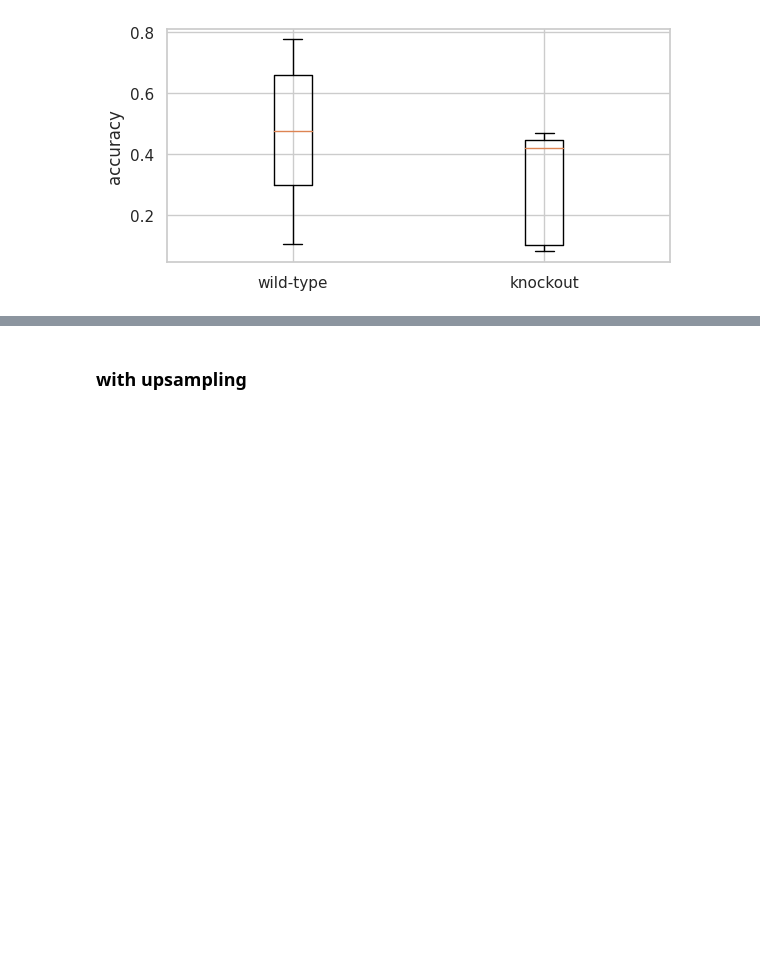
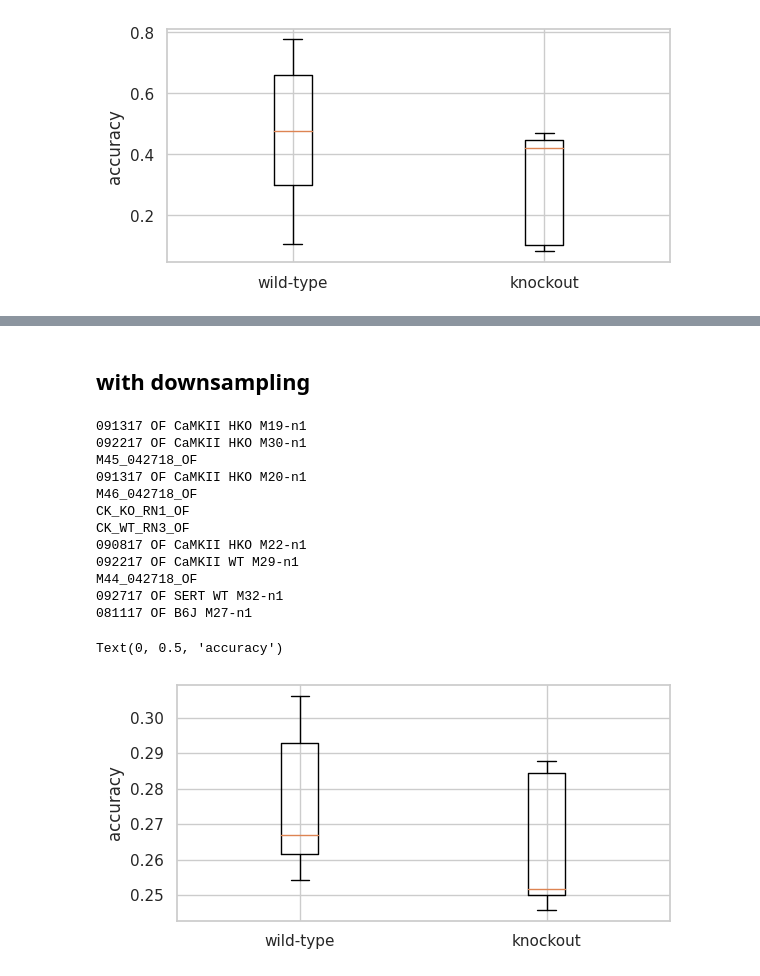
Before and after one commit to kisaragiRY/decoding-DG, a Jupyter notebook: notebooks/3-decoding-model/2-softmax-regression/02-evaluation.ipynb, the cells around one changed output, grey strips where cells are left out. Drawn from its saved outputs; the diff is of its cells as text; code cells hidden in the pictures; blank space fills up the shorter version.

```diff
--- a/notebooks/3-decoding-model/2-softmax-regression/02-evaluation.ipynb
+++ b/notebooks/3-decoding-model/2-softmax-regression/02-evaluation.ipynb
@@ -110,5 +122,37 @@ for id_, data_dir in enumerate(ParamDir().data_path_list):
 # %% [markdown]
-### with upsampling
+## with downsampling
+# %%
+accu_KO, accu_WT = [], []
+for m_id, data_dir in enumerate(datalist):
+    data_name = str(data_dir).split('/')[-1]
+    print(data_name)
+    with open(ParamDir().output_dir/data_name/(f"sm_evaluation_firing_rate.pickle"),"rb") as f:
+        results = pickle.load(f)
+    accu = np.sum((results["y_test"]==results["y_pred"]))/len(results["y_pred"])
+    if "KO" in data_name:
+        accu_KO.append(accu)
+    else:
+        accu_WT.append(accu)
+
+fig, ax = plt.subplots(figsize=(6,3), tight_layout = True)
+ax.boxplot([accu_WT, accu_KO])
+ax.set_xticklabels(['wild-type', 'knockout'])
+ax.set_ylabel("accuracy")
+# %% [output]
+091317 OF CaMKII HKO M19-n1
+092217 OF CaMKII HKO M30-n1
+M45_042718_OF
+091317 OF CaMKII HKO M20-n1
+M46_042718_OF
+CK_KO_RN1_OF
+CK_WT_RN3_OF
+090817 OF CaMKII HKO M22-n1
+092217 OF CaMKII WT M29-n1
+M44_042718_OF
+092717 OF SERT WT M32-n1
+081117 OF B6J M27-n1
+Text(0, 0.5, 'accuracy')
+[figure, added]
 # %%
 fig, axes = plt.subplots(figsize=(8,8),nrows = 4, ncols = 3, tight_layout = True)
 axes = axes.ravel()
```
Also changed, not shown: parts of 10 cells of this notebook, 1 other file.
